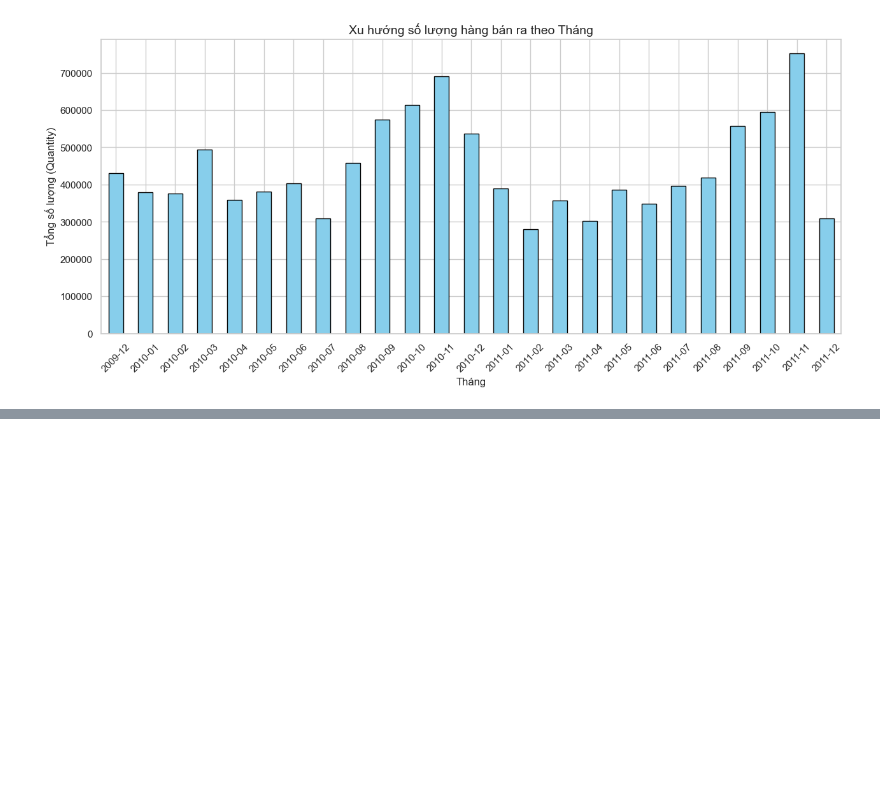
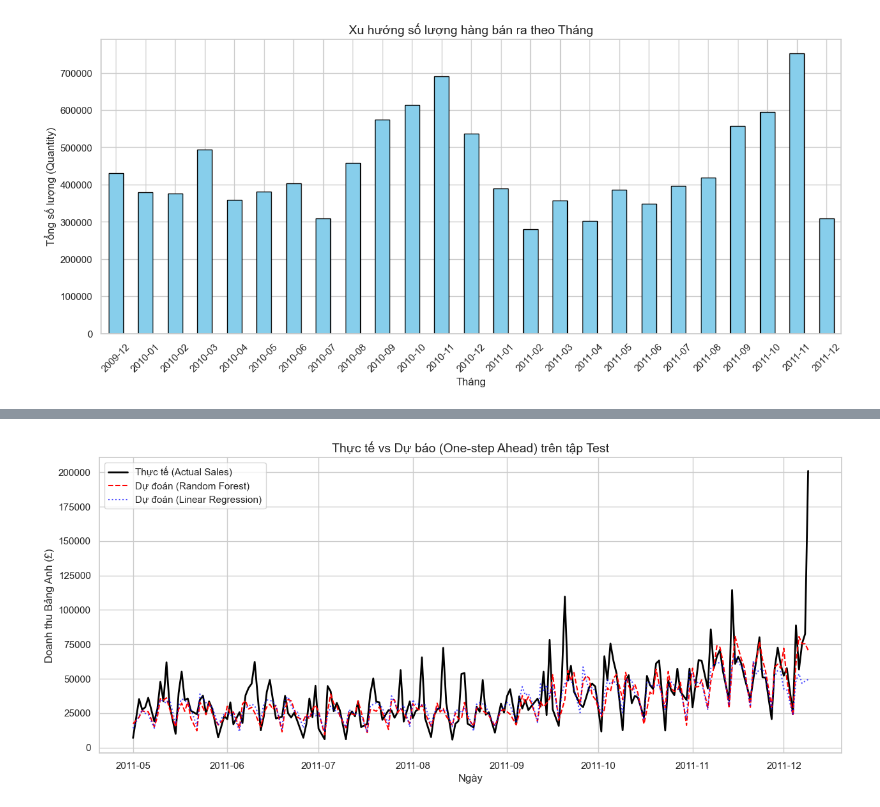
Before and after one commit to V-duc/DS66B_group_10, a Jupyter notebook: test.ipynb, the cells around one changed output, grey strips where cells are left out. Saved outputs shown, nothing was run; the diff lists cells and outputs as text; code cells hidden in the pictures; blank space fills up the shorter version.

```diff
--- a/test.ipynb
+++ b/test.ipynb
@@ -170,0 +226,28 @@ plt.show()
+# %%
+models = {
+    'Linear Regression': LinearRegression(),
+    'KNN Regressor': KNeighborsRegressor(n_neighbors=5),
+    'Decision Tree': DecisionTreeRegressor(random_state=42),
+    'Random Forest': RandomForestRegressor(n_estimators=100, random_state=42),
+    'SVR': SVR(kernel='rbf')
+}
+
+results = []
+predictions_dict = {}
+
+for name, model in models.items():
+    model.fit(X_train_scaled, y_train)
+    y_pred_log = model.predict(X_test_scaled)
+
+    y_pred_actual = np.expm1(y_pred_log)
+    y_test_actual = np.expm1(y_test)
+
+    predictions_dict[name] = y_pred_actual
+
+    mae = mean_absolute_error(y_test_actual, y_pred_actual)
+    rmse = np.sqrt(mean_squared_error(y_test_actual, y_pred_actual))
+
+    results.append({'Model': name, 'MAE (£)': mae, 'RMSE (£)': rmse})
+
+df_results = pd.DataFrame(results).sort_values(by='MAE (£)')
+display(df_results)
@@ -170,0 +261,12 @@ plt.show()
+# %%
+plt.figure(figsize=(15, 6))
+plt.plot(test_data.index, y_test_actual, label='Thực tế (Actual Sales)', color='black', linewidth=2)
+plt.plot(test_data.index, predictions_dict['Random Forest'], label='Dự đoán (Random Forest)', color='red', linestyle='--')
+plt.plot(test_data.index, predictions_dict['Linear Regression'], label='Dự đoán (Linear Regression)', color='blue', linestyle=':', alpha=0.7)
+plt.title('Thực tế vs Dự báo (One-step Ahead) trên tập Test', fontsize=14)
+plt.xlabel('Ngày')
+plt.ylabel('Doanh thu Bảng Anh (£)')
+plt.legend()
+plt.show()
+# %% [output]
+[figure, added]
```
Also changed, not shown: parts of 17 cells of this notebook.
